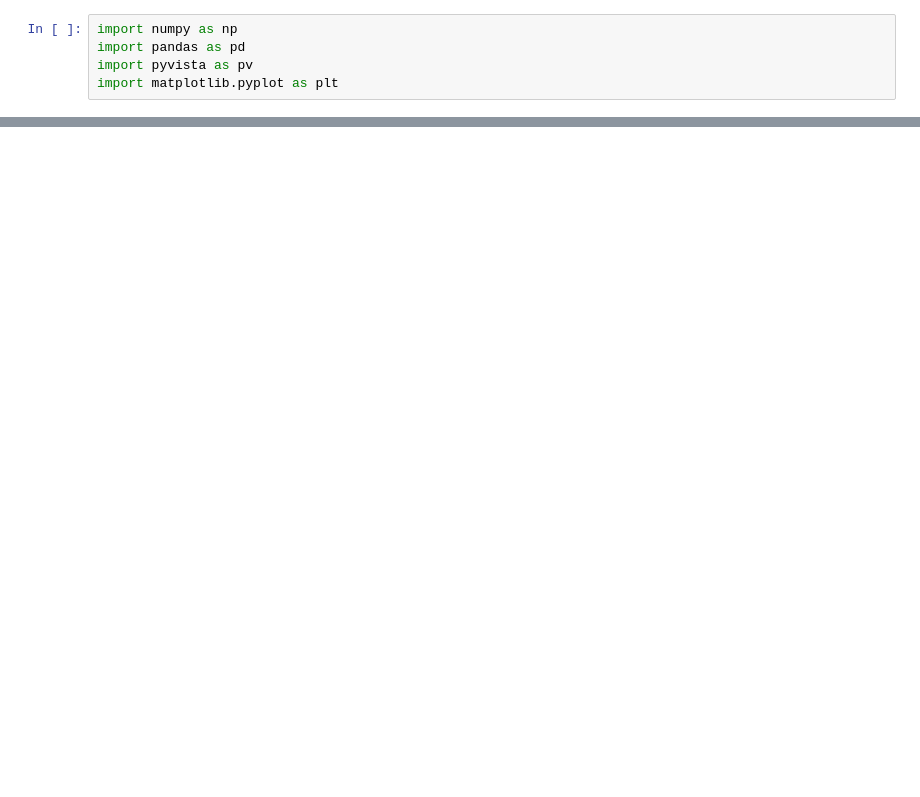
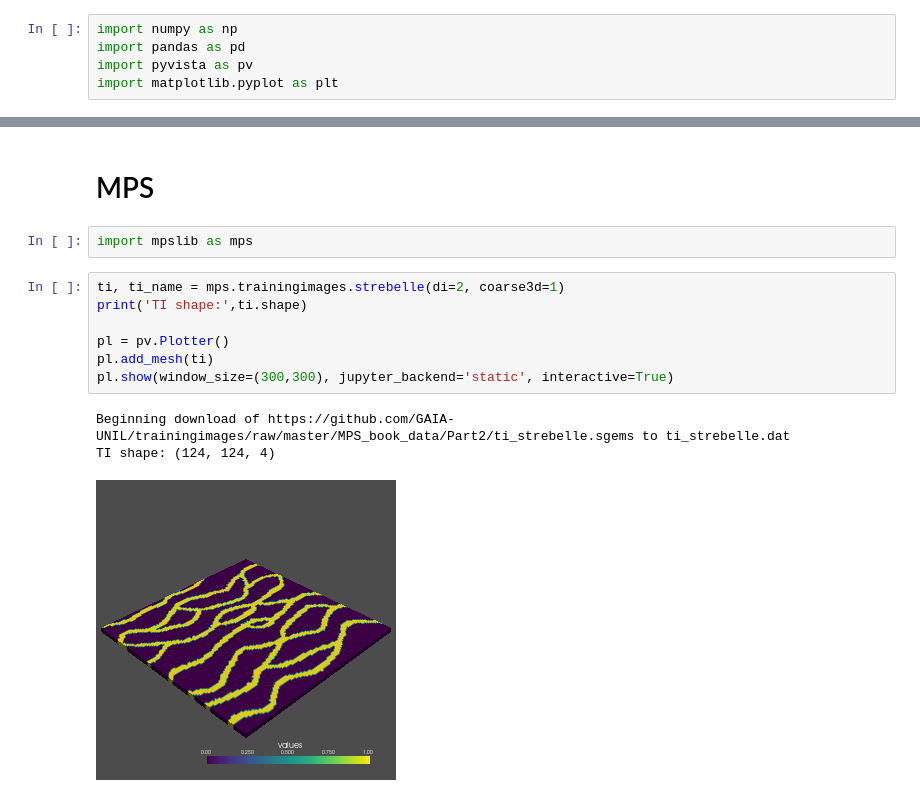
Before and after one commit to misaelmmorales/Latent-Geo-Modeling, a Jupyter notebook: simulations 3D/channel_simulation/mps.ipynb, the cells around one changed output, grey strips where cells are left out. Cells and saved outputs as stored; diff of their text form; blank space fills up the shorter version.

```diff
--- a/simulations 3D/channel_simulation/mps.ipynb
+++ b/simulations 3D/channel_simulation/mps.ipynb
@@ -30,0 +25,15 @@ pl.show(window_size=(1000,1000), jupyter_backend='static', interactive=True)
+# %% [markdown]
+# MPS
+# %%
+import mpslib as mps
+# %%
+ti, ti_name = mps.trainingimages.strebelle(di=2, coarse3d=1)
+print('TI shape:',ti.shape)
+
+pl = pv.Plotter()
+pl.add_mesh(ti)
+pl.show(window_size=(300,300), jupyter_backend='static', interactive=True)
+# %% [output]
+Beginning download of https://github.com/GAIA-UNIL/trainingimages/raw/master/MPS_book_data/Part2/ti_strebelle.sgems to ti_strebelle.dat
+TI shape: (124, 124, 4)
+[figure, added]
```
Also changed, not shown: parts of 6 cells of this notebook, 4 other files.
